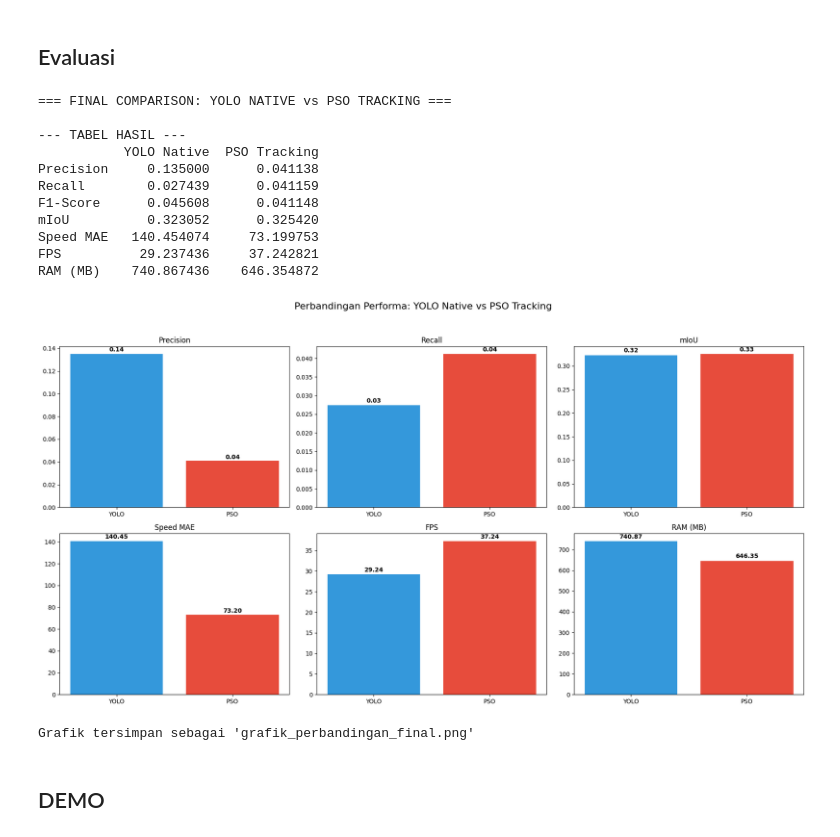
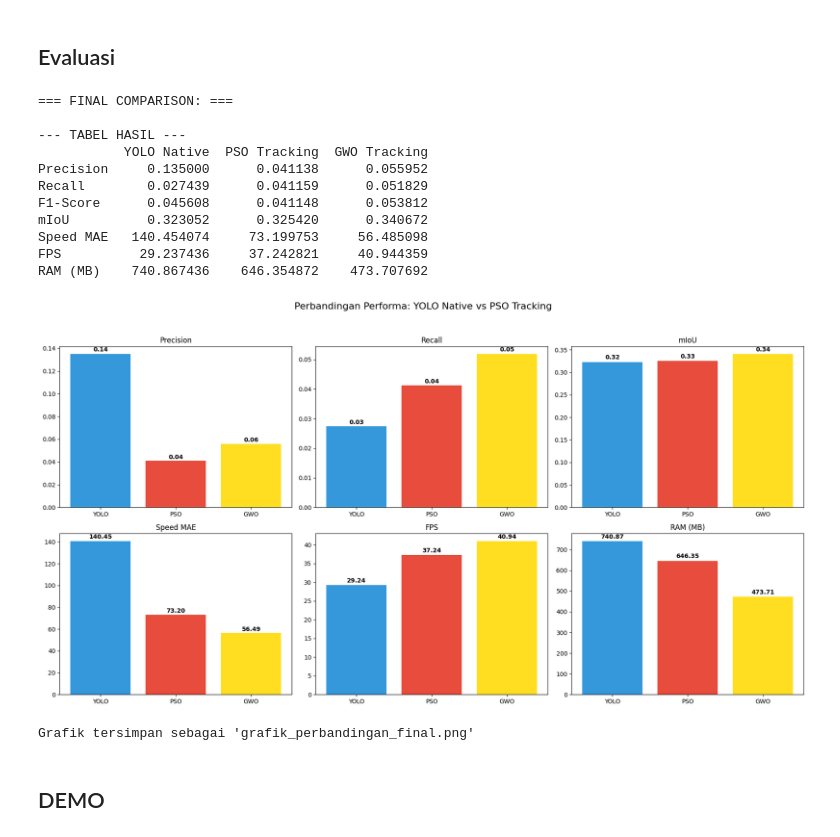
Before and after one commit to RXhy/FP-KK-Gunakan_Helm, a Jupyter notebook: notebook.ipynb, the cells around one changed output. Saved outputs shown, nothing was run; the diff lists cells and outputs as text; code cells hidden in the pictures.

```diff
--- a/notebook.ipynb
+++ b/notebook.ipynb
@@ -983,6 +1260,9 @@ PERF_YOLO = "performance_log.csv" # Pastikan ini hasil run batch yolo
 # File PSO Tracking
 PRED_PSO  = "predictions_pso.csv"
 PERF_PSO  = "performance_log_pso.csv" # Pastikan ini hasil run batch pso
+
+PRED_GWO  = "predictions_gwo.csv"
+PERF_GWO  = "performance_log_gwo.csv" # Pastikan ini hasil run batch pso
 
 IOU_THRESHOLD = 0.25
 
@@ -1081,12 +1361,13 @@ def evaluate_model(pred_file, perf_file, gt_data):
 # 4. MAIN & VISUALIZATION
 # ==========================================
 def main():
-    print("=== FINAL COMPARISON: YOLO NATIVE vs PSO TRACKING ===")
+    print("=== FINAL COMPARISON: ===")
     gt_data = load_csv_data(GT_FILE)
 
     # Hitung Metrik
     res_yolo = evaluate_model(PRED_YOLO, PERF_YOLO, gt_data)
     res_pso = evaluate_model(PRED_PSO, PERF_PSO, gt_data)
+    res_gwo = evaluate_model(PRED_GWO, PERF_GWO, gt_data)
 
     if not res_yolo or not res_pso:
         print("Gagal memuat salah satu file prediksi.")
@@ -1095,7 +1376,8 @@ def main():
     # Buat DataFrame
     df = pd.DataFrame({
         'YOLO Native': res_yolo,
-        'PSO Tracking': res_pso
+        'PSO Tracking': res_pso,
+        'GWO Tracking': res_gwo
     })
 
     print("\n--- TABEL HASIL ---")
@@ -1107,45 +1389,46 @@ def main():
     fig, axes = plt.subplots(2, 3, figsize=(18, 10))
     fig.suptitle('Perbandingan Performa: YOLO Native vs PSO Tracking', fontsize=16)
 
-    colors = ['#3498db', '#e74c3c'] # Biru=Yolo, Merah=PSO
+    colors = ['#3498db', '#e74c3c', '#FFDE21'] # Biru=Yolo, Merah=PSO, kuning=GWO
 
     # Loop untuk membuat 6 grafik
     for i, metric in enumerate(metrics):
         row, col = i // 3, i % 3
         ax = axes[row, col]
 
         val_yolo = res_yolo[metric]
         val_pso = res_pso[metric]
+        val_gwo = res_gwo[metric]
 
-        bars = ax.bar(['YOLO', 'PSO'], [val_yolo, val_pso], color=colors)
+        bars = ax.bar(['YOLO', 'PSO', 'GWO'], [val_yolo, val_pso, val_gwo], color=colors)
         ax.set_title(metric)
 
         # Labeling
         for bar in bars:
             height = bar.get_height()
             ax.text(bar.get_x() + bar.get_width()/2., 1.01*height,
                     f'{height:.2f}', ha='center', va='bottom', fontweight='bold')
 
     plt.tight_layout(rect=[0, 0.03, 1, 0.95])
     plt.savefig("grafik_perbandingan_final.png")
     plt.show()
     print("\nGrafik tersimpan sebagai 'grafik_perbandingan_final.png'")
 
 if __name__ == "__main__":
     main()
 # %% [output]
-=== FINAL COMPARISON: YOLO NATIVE vs PSO TRACKING ===
+=== FINAL COMPARISON: ===
 
 --- TABEL HASIL ---
-           YOLO Native  PSO Tracking
-Precision     0.135000      0.041138
-Recall        0.027439      0.041159
-F1-Score      0.045608      0.041148
-mIoU          0.323052      0.325420
-Speed MAE   140.454074     73.199753
-FPS          29.237436     37.242821
-RAM (MB)    740.867436    646.354872
+           YOLO Native  PSO Tracking  GWO Tracking
+Precision     0.135000      0.041138      0.055952
+Recall        0.027439      0.041159      0.051829
+F1-Score      0.045608      0.041148      0.053812
+mIoU          0.323052      0.325420      0.340672
+Speed MAE   140.454074     73.199753     56.485098
+FPS          29.237436     37.242821     40.944359
+RAM (MB)    740.867436    646.354872    473.707692
-[figure, old version]
+[figure, new version]
 Grafik tersimpan sebagai 'grafik_perbandingan_final.png'
 # %% [markdown]
 ## DEMO
```
Also changed, not shown: parts of 2 cells of this notebook, 5 other files.
